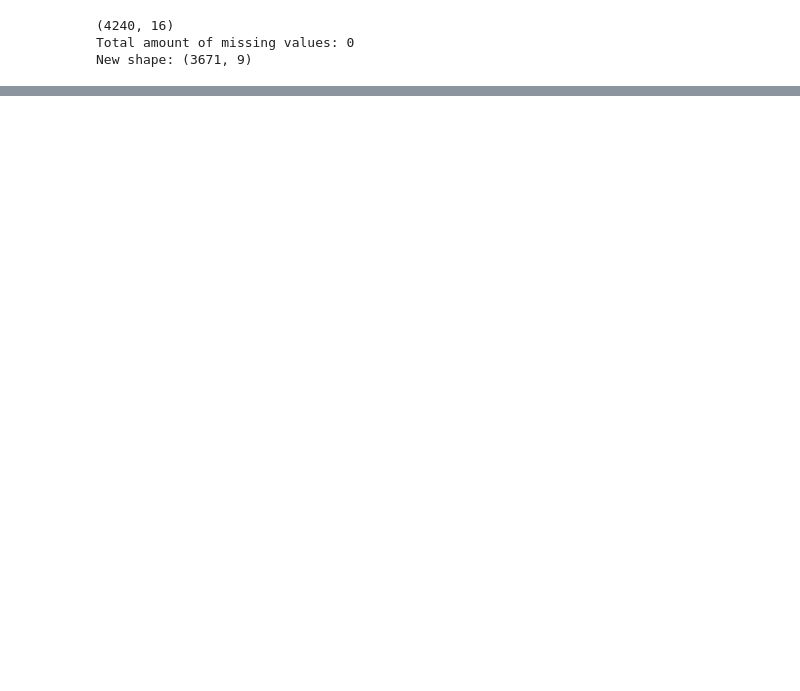
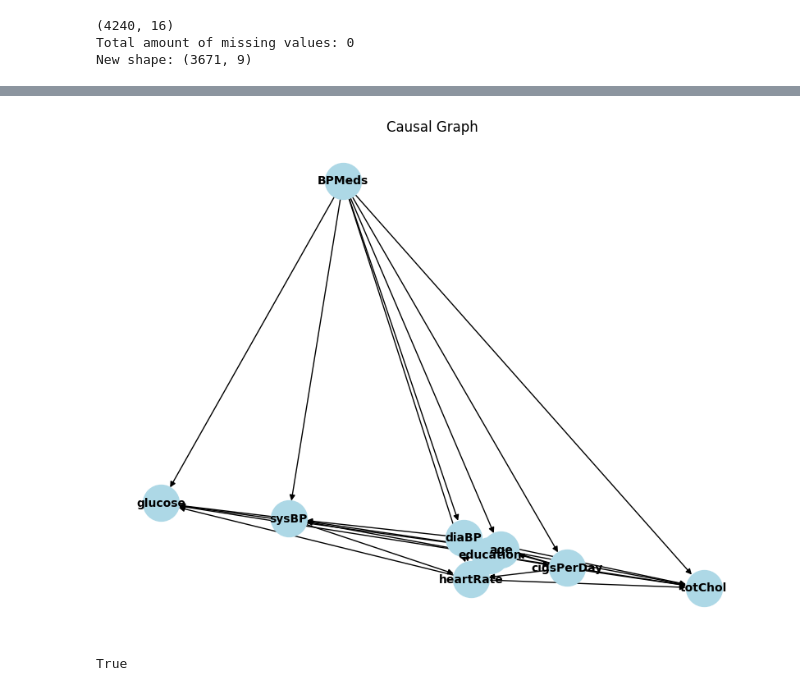
Before and after one commit to yoavzelinger/BIMICE, a Jupyter notebook: test.ipynb, the cells around one changed output, grey strips where cells are left out. Saved outputs shown, nothing was run; the diff lists cells and outputs as text; code cells hidden in the pictures; blank space fills up the shorter version.

```diff
--- a/test.ipynb
+++ b/test.ipynb
@@ -51,0 +31,2 @@ plt.show()
+# %%
+sm = from_pandas(framingham_df, w_threshold=0.1)
@@ -51,0 +59,13 @@ plt.show()
+# %%
+plt.figure(figsize=[8, 6])
+pos = nx.spring_layout(sm)
+nx.draw(sm, pos, with_labels=True, node_size=1000, node_color="lightblue", font_size=10, font_weight="bold")
+plt.title("Causal Graph")
+plt.show()
+# %% [output]
+[figure, added]
+# %%
+graph = nx.DiGraph(bn.edges)
+nx.is_directed_acyclic_graph(graph)
+# %% [output]
+True
```
Also changed, not shown: parts of 6 cells of this notebook.
